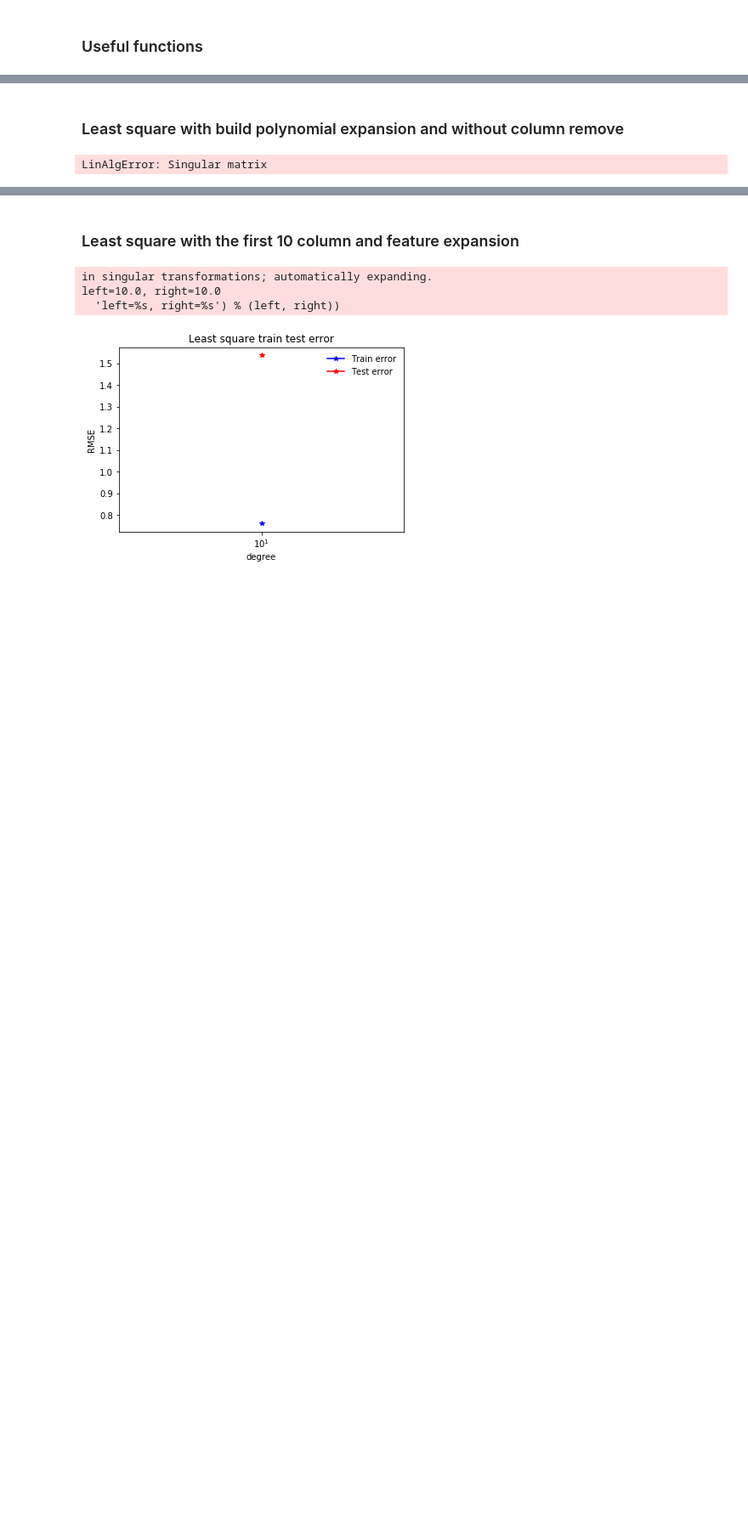
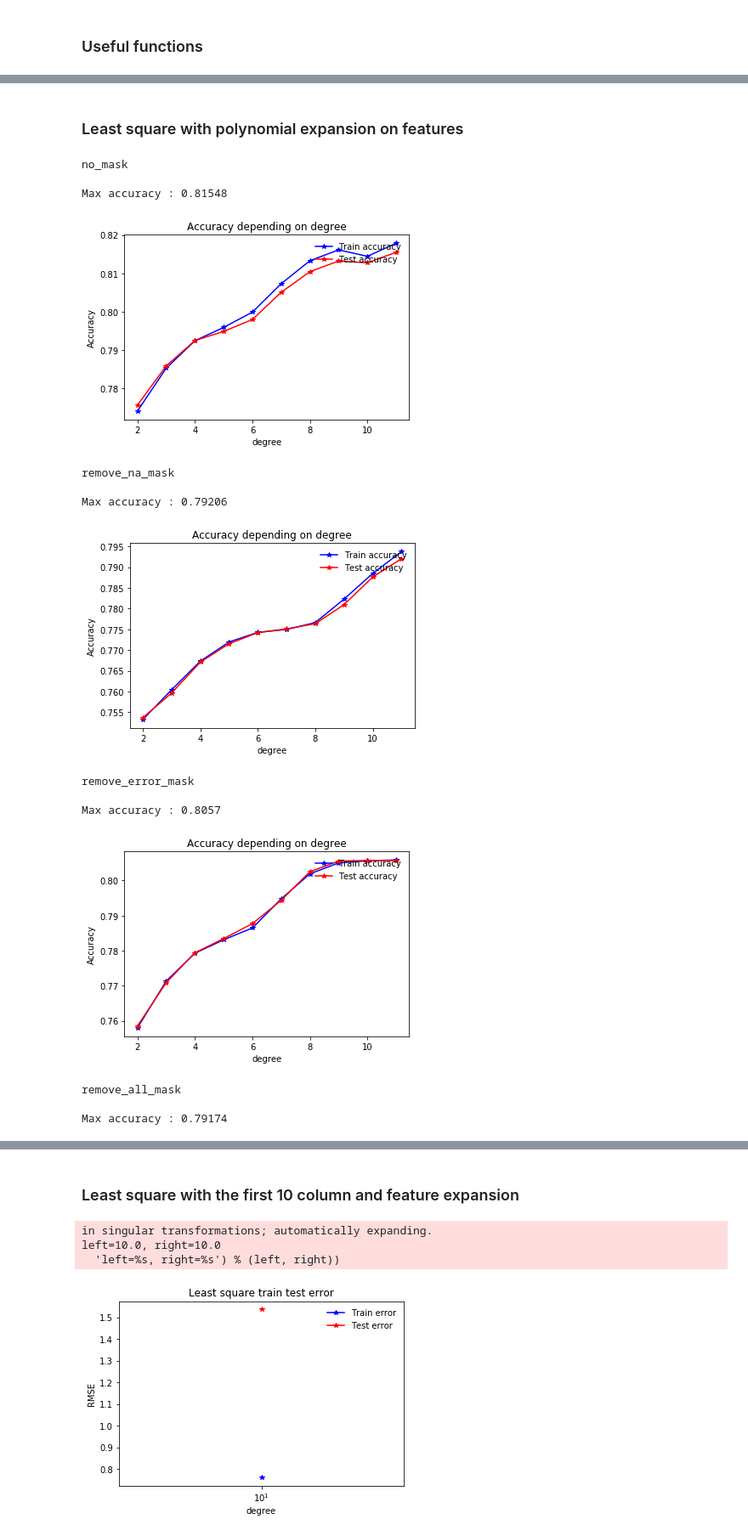
Before and after one commit to jlabhard/ML_course, a Jupyter notebook: projects/project1/scripts/project1.ipynb, the cells around one changed output, grey strips where cells are left out. Shown at 85% size. Saved outputs shown, nothing was run; the diff lists cells and outputs as text; code cells hidden in the pictures; blank space fills up the shorter version.

Commit message:
least squares poly

```diff
--- a/projects/project1/scripts/project1.ipynb
+++ b/projects/project1/scripts/project1.ipynb
@@ -149,0 +158,6 @@ def accuracy(weights, x_test, y_test):
+# %%
+'''n = 25
+best_acc_mask = sorted(sorted_acc_indexes[:n])
+
+mask_dict["best_acc_mask"] = best_acc_mask
+best_acc_mask'''
@@ -166,4 +167,0 @@ print(weights)
-# %%
-w_0 = np.zeros(tX_standardized.shape()[1])
-w_0[remove_error_mask] = weights
-weights = w_0
@@ -171,0 +168,10 @@ TypeError: 'tuple' object is not callable
+# %%
+for mask_key in mask_dict :
+    mask = mask_dict[mask_key]
+    tX_temp = tX_standardized_af[:, mask]
+    initial_w = np.zeros(tX_temp.shape[1])
+    x_train, x_test, y_train, y_test = split_data(tX_temp, y, 0.8, seed = 1)
+
+    weights, loss = least_squares(y_train, x_train)
+
+    print(mask_key, ": Accuracy: ", accuracy(weights, x_test, y_test))
@@ -172,23 +185,42 @@ TypeError: 'tuple' object is not callable
 # %% [markdown]
-### Least square with build polynomial expansion  and without column remove
+### Least square with polynomial expansion on features
 # %%
-tX_temp = tX_standardized_af
-initial_w = np.zeros(tX_temp.shape[1])
-x_train, x_test, y_train, y_test = split_data(tX_temp, y, 0.7, seed = 1)
-degrees = np.arange(4, 8)
-# tuning which degree makes the best prediction on the validation set.
-acc_tr = []
-acc_te = []
+for mask_key in mask_dict :
+    mask = mask_dict[mask_key]
+    tX_temp = tX_standardized_af[:, mask]
+    initial_w = np.zeros(tX_temp.shape[1])
+    x_train, x_test, y_train, y_test = split_data(tX_temp, y, 0.8, seed = 2)
+    degrees = np.arange(2,12)
+    acc_tr = []
+    acc_te = []
+    for ind, degree in enumerate(degrees):
+        x_train_poly = build_multi_poly(x_train, degree)
+        x_test_poly = build_multi_poly(x_test, degree)
 
-
-for ind, degree in enumerate(degrees):
-    train_poly_x = build_multi_poly(x_train, degree)
-    test_poly_x = build_multi_poly(x_test, degree)
-
-    w, mse_loss_train = least_squares(y_train, train_poly_x)
-
-    acc_tr.append(accuracy(w, train_poly_x, x_test))
-    acc_te.append(accuracy(w, test_poly_x, y_test))
-plot_train_test(acc_tr, acc_te, degrees)
+        try:
+            w, mse_loss_train = least_squares(y_train, x_train_poly)
+        except np.linalg.LinAlgError:
+            acc_tr.append(0.5)
+            acc_te.append(0.5)
+            continue
+        acc_tr.append(accuracy(w, x_train_poly, y_train))
+        acc_te.append(accuracy(w, x_test_poly, y_test))
+    print(mask_key, '\n')
+    print("Max accuracy :", np.amax(acc_te))
+    plot_train_test(acc_tr, acc_te, degrees, "Accuracy depending on degree", p = "degree")
 # %% [output]
-LinAlgError: Singular matrix
+no_mask
+
+Max accuracy : 0.81548
+[figure, added]
+remove_na_mask
+
+Max accuracy : 0.79206
+[figure, added]
+remove_error_mask
+
+Max accuracy : 0.8057
+[figure, added]
+remove_all_mask
+
+Max accuracy : 0.79174
```
Also changed, not shown: parts of 37 cells of this notebook, 1 other file.
